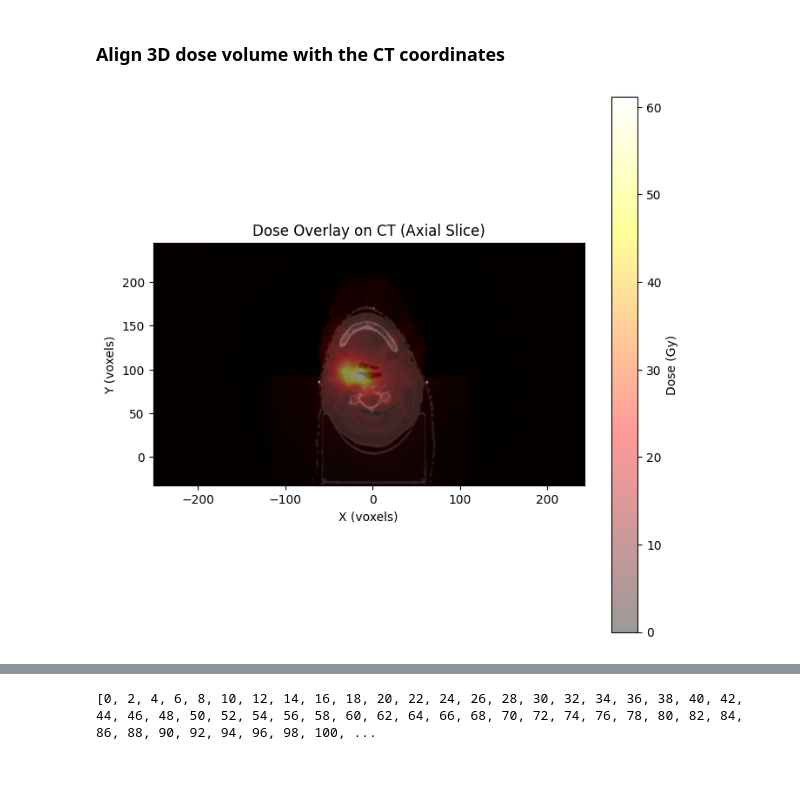
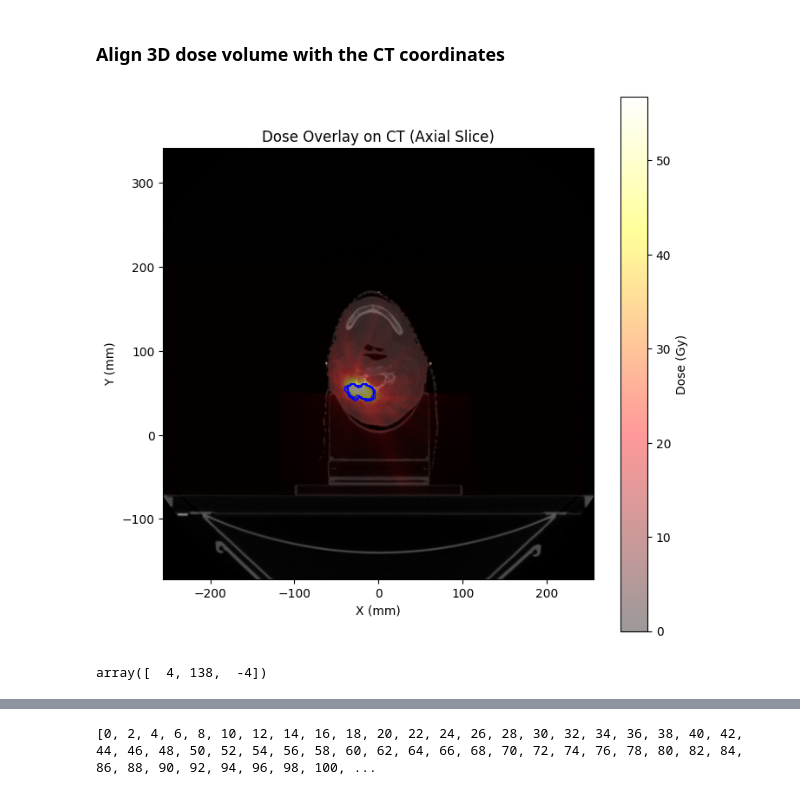
Before and after one commit to danieldeiros/TOH_Tractography, a Jupyter notebook: assignment.ipynb, the cells around one changed output, grey strips where cells are left out. Saved outputs shown, nothing was run; the diff lists cells and outputs as text; code cells hidden in the pictures.

Commit message:
3D Dose Plotted Over CT Image

```diff
--- a/assignment.ipynb
+++ b/assignment.ipynb
@@ -314,7 +314,7 @@ def mm_to_voxel(mm_coords, origin, spacing):
 ROI_Names = {ROI.ROINumber: ROI.ROIName for ROI in RS_Files[0].StructureSetROISequence}
 
 # Define structures of interest to the user. Need to consult ROI_Names to do this
-Target_Structures = ["1PTV3000", "SpinalCord", "Brain", "Eye_L", "Eye_R"]
+Target_Structures = ["1GTV3000", "1PTV3000", "SpinalCord", "Brain", "Eye_L", "Eye_R"]
 # Target_Structures = ["1PTV3000"]
 Target_Numbers = np.full(len(Target_Structures), np.nan) # pre-allocate Target_Numbers
 
@@ -490,7 +490,7 @@ dose_origin = RD_Files[0].ImagePositionPatient # Origin for the dose files. All
 dose_pixel_spacing = RD_Files[0].PixelSpacing # Pixel spacing for the dose files. All have the same spacing. In mm. [y x]
 dose_slice_thickness = RD_Files[0].SliceThickness # Slice thickness for the dose files. All have the same thickness. In mm. [z]
 dose_voxel_spacing = np.array([dose_pixel_spacing[1], dose_pixel_spacing[0], dose_slice_thickness]) # Voxel spacing for the dose files. [x y z]
-dose_images = np.transpose(RD_Files[0].pixel_array, (2, 1, 0)) # Take dose array and make it [x y z]. Starts off as [z y x]
+dose_images = np.transpose(RD_Files[1].pixel_array, (2, 1, 0)) # Take dose array and make it [x y z]. Starts off as [z y x]
 
 # Convert the dose origin to "generic" coords (still in mm)
 dose_centre_world = dose_origin + dose_voxel_spacing * np.array(dose_images.shape) / 2 # Shift origin to centre by taking the shape and multiplying the spacing and dividing by 2, then adding the origin
@@ -502,37 +502,46 @@ ct_voxel_centre = mm_to_voxel(dose_centre_world, origin, voxel_spacing)
 slice_index = ct_voxel_centre[2]
 ct_slice = CT_Images[:, :, slice_index]
 
 # Find dose voxel index now
 dose_voxel_index = np.round((ct_voxel_centre - (np.array(dose_origin) - np.array(origin))) / dose_voxel_spacing).astype(int)
 dose_slice = dose_images[:, :, dose_voxel_index[2]]
 
 # Define exents
 ct_extent = [
     origin[0], # x_min (mm)
     origin[0] + ct_slice.shape[0] * voxel_spacing[0], # x_max (mm)
     origin[1], # y_min (mm)
     origin[1] + ct_slice.shape[1] * voxel_spacing[1], # y_max (mm)
 ]
 
 dose_extent = [
     dose_origin[0], # x_min (mm)
     dose_origin[0] + dose_slice.shape[0] * dose_voxel_spacing[0], # x_max (mm)
-    dose_origin[1], # y_min (mm)
-    dose_origin[1] + dose_slice.shape[1] * dose_voxel_spacing[1], # y_max (mm)
+    dose_origin[1] - 42, # y_min (mm) # 42 manually inputted
+    dose_origin[1] + dose_slice.shape[1] * dose_voxel_spacing[1] - 42, # y_max (mm) # 42 manually inputted
 ]
+
 # Plot
 plt.figure(figsize=(8, 8))
+# plt.imshow(ct_slice.T, cmap='gray', origin='upper', alpha=1.0)
 plt.imshow(ct_slice.T, cmap='gray', origin='upper', extent = ct_extent, alpha=1.0)
 plt.imshow(dose_slice.T/1000, cmap='hot', origin='upper', extent = dose_extent, alpha=0.4)
+# plt.imshow(dose_slice.T/1000, cmap='hot', origin='upper', alpha=0.4)
 # plt.imshow(ct_slice.T, cmap='gray', origin='upper', alpha=1.0)
 plt.title("Dose Overlay on CT (Axial Slice)")
-plt.xlabel("X (voxels)")
-plt.ylabel("Y (voxels)")
+plt.xlabel("X (mm)")
+plt.ylabel("Y (mm)")
 plt.colorbar(label="Dose (Gy)")
 
-# x_pts, y_pts = contour_axial[:, 0], contour_axial[:, 1]
-# plt.plot(x_pts, y_pts, 'b-', extent = ct_extent, linewidth = 1)
+contour_axial = contour_points[(slice_index-1 <= contour_points[:, 2])  & (contour_points[:,2] <= slice_index+1)] # collect points when on same slice as this figure
+x_pts, y_pts = contour_axial[:, 0], contour_axial[:, 1]
+plt.plot(x_pts + ct_extent[0], ct_extent[3] - y_pts, 'b-', linewidth = 1)
+# plt.plot(x_pts, y_pts, 'b-', linewidth = 1)
 
 plt.show()
 # %% [output]
-[figure, old version]
+[figure, new version]
+# %%
+mm_to_voxel(dose_origin, origin, voxel_spacing)
+# %% [output]
+array([  4, 138,  -4])
```
Also changed, not shown: parts of 7 cells of this notebook.
